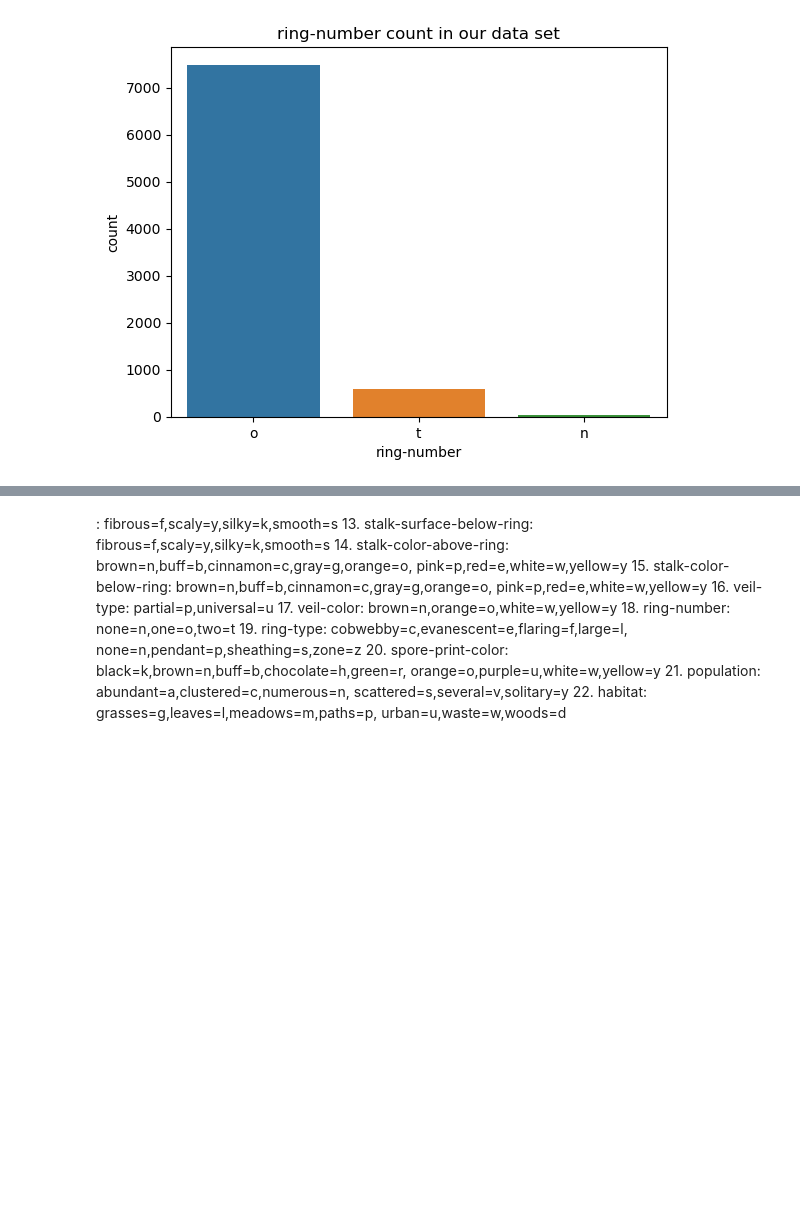
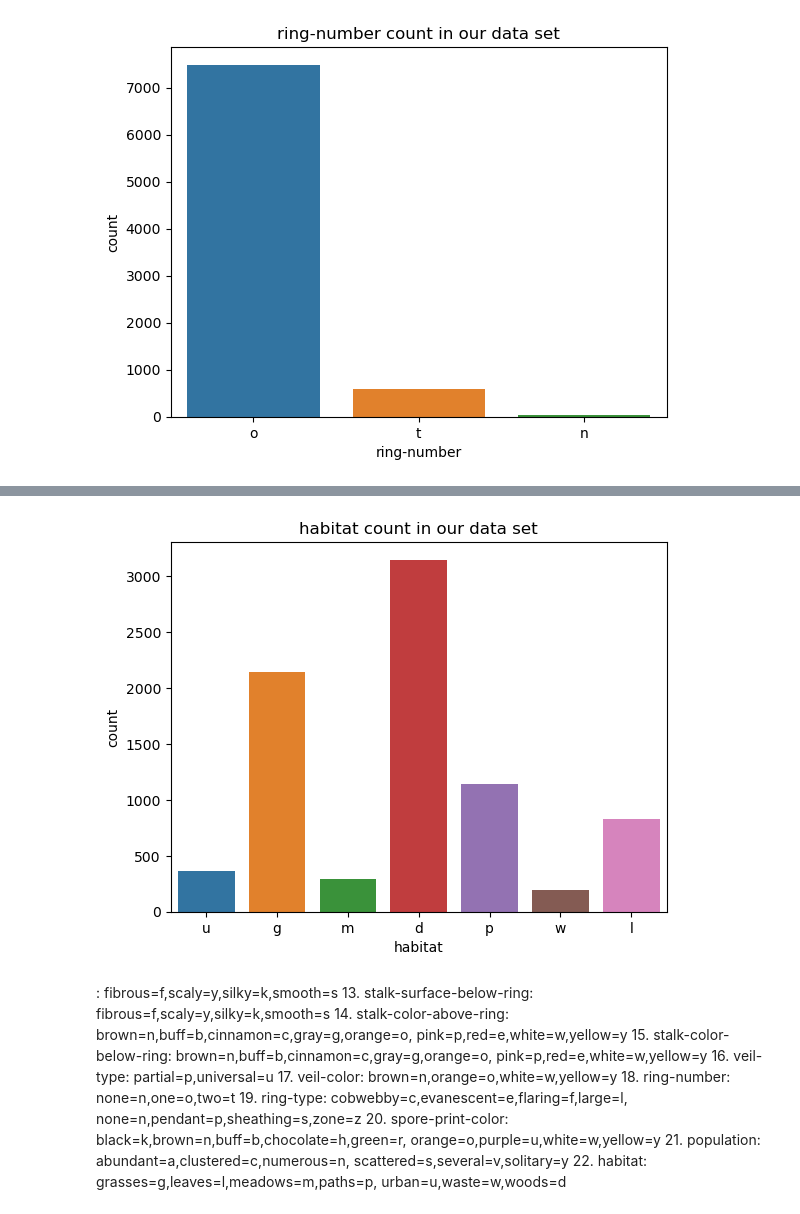
Before and after one commit to dev-ezzy/Big-Data, a Jupyter notebook: index.ipynb, the cells around one changed output, grey strips where cells are left out. Saved outputs shown, nothing was run; the diff lists cells and outputs as text; code cells hidden in the pictures; blank space fills up the shorter version.

```diff
--- a/index.ipynb
+++ b/index.ipynb
@@ -429,3 +441,7 @@ sns_xcount("ring-number", X)
+# %%
+sns_xcount("habitat", X)
+# %% [output]
+[figure, added]
 # %% [markdown]
 : fibrous=f,scaly=y,silky=k,smooth=s
     13. stalk-surface-below-ring: fibrous=f,scaly=y,silky=k,smooth=s
```
Also changed, not shown: parts of 3 cells of this notebook.
